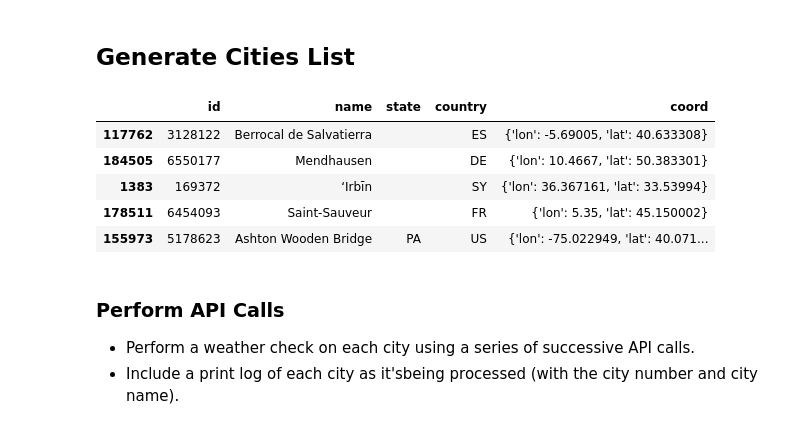
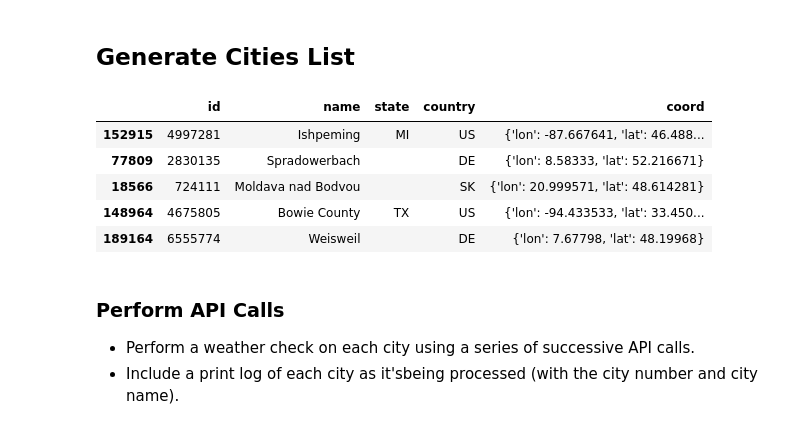
Before and after one commit to eisenba/py-api-challenge, a Jupyter notebook: WeatherPy/WeatherPy.ipynb, the cells around one changed output. Drawn from its saved outputs; the diff is of its cells as text; code cells hidden in the pictures.

```diff
--- a/WeatherPy/WeatherPy.ipynb
+++ b/WeatherPy/WeatherPy.ipynb
@@ -16,16 +17,16 @@ import random
 # %%
 # Read json of cities and city IDs
 citylist = pd.read_json('F:\Matt\GitHome\py-api-challenge\citylist.json')
 # Select sample of cities
-cityselect = citylist.sample(600)
+cityselect = pd.DataFrame(citylist.sample(600))
 cityselect.head()
 # %% [output]
 |  | id | name | state | country | coord |
-| 117762 | 3128122 | Berrocal de Salvatierra |  | ES | {'lon': -5.69005, 'lat': 40.633308} |
-| 184505 | 6550177 | Mendhausen |  | DE | {'lon': 10.4667, 'lat': 50.383301} |
-| 1383 | 169372 | ‘Irbīn |  | SY | {'lon': 36.367161, 'lat': 33.53994} |
-| 178511 | 6454093 | Saint-Sauveur |  | FR | {'lon': 5.35, 'lat': 45.150002} |
-| 155973 | 5178623 | Ashton Wooden Bridge | PA | US | {'lon': -75.022949, 'lat': 40.071... |
+| 152915 | 4997281 | Ishpeming | MI | US | {'lon': -87.667641, 'lat': 46.488... |
+| 77809 | 2830135 | Spradowerbach |  | DE | {'lon': 8.58333, 'lat': 52.216671} |
+| 18566 | 724111 | Moldava nad Bodvou |  | SK | {'lon': 20.999571, 'lat': 48.614281} |
+| 148964 | 4675805 | Bowie County | TX | US | {'lon': -94.433533, 'lat': 33.450... |
+| 189164 | 6555774 | Weisweil |  | DE | {'lon': 7.67798, 'lat': 48.19968} |
 # %% [markdown]
 ### Perform API Calls
 * Perform a weather check on each city using a series of successive API calls.
```
Also changed, not shown: parts of 23 cells of this notebook, 1 other file.
